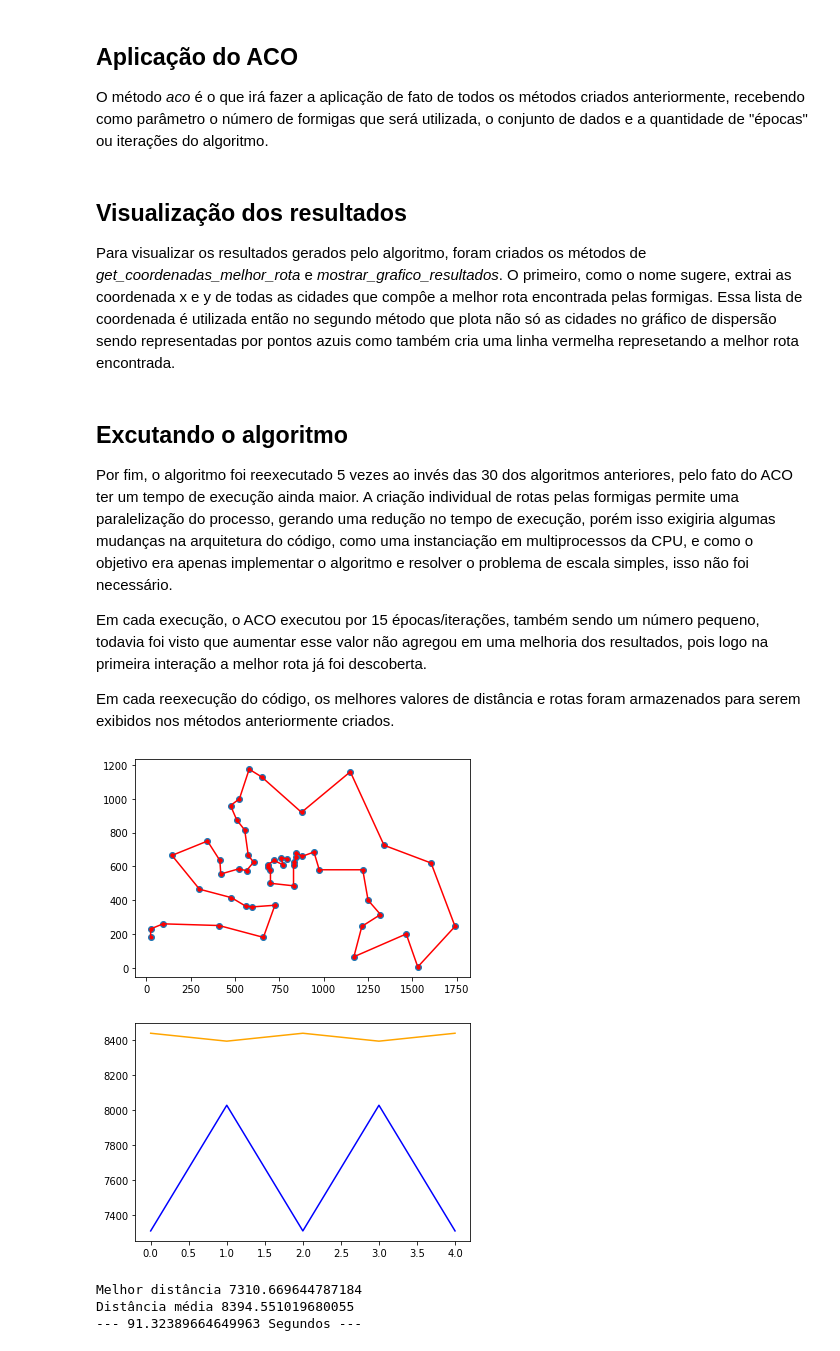
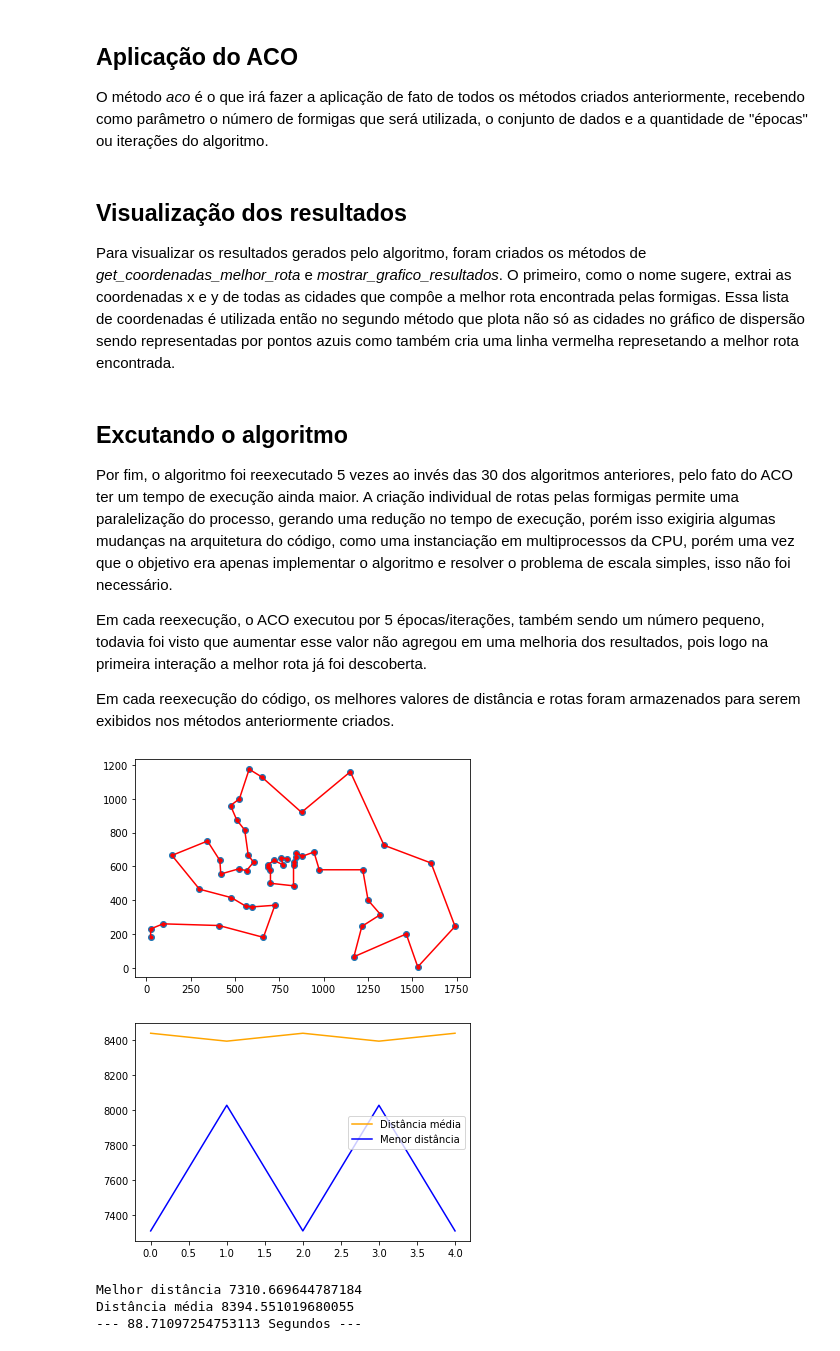
Before and after one commit to AlvaroCavalcante/computacao-bioinspirada, a Jupyter notebook: algoritmos-otimizacao/Otimização baseado em seres vivos.ipynb, the cells around one changed output. Drawn from its saved outputs; the diff is of its cells as text; code cells hidden in the pictures.

```diff
--- a/algoritmos-otimizacao/Otimização baseado em seres vivos.ipynb
+++ b/algoritmos-otimizacao/Otimização baseado em seres vivos.ipynb
@@ -579,7 +601,7 @@ def aco(n_formigas, dataframe, epocas = 5):
     return melhor_distancia, melhor_caminho, distancia_media
 # %% [markdown]
 ## Visualização dos resultados
-Para visualizar os resultados gerados pelo algoritmo, foram criados os métodos de *get_coordenadas_melhor_rota* e *mostrar_grafico_resultados*. O primeiro, como o nome sugere, extrai as coordenada x e y de todas as cidades que compôe a melhor rota encontrada pelas formigas. Essa lista de coordenada é utilizada então no segundo método que plota não só as cidades no gráfico de dispersão sendo representadas por pontos azuis como também cria uma linha vermelha represetando a melhor rota encontrada.
+Para visualizar os resultados gerados pelo algoritmo, foram criados os métodos de *get_coordenadas_melhor_rota* e *mostrar_grafico_resultados*. O primeiro, como o nome sugere, extrai as coordenadas x e y de todas as cidades que compôe a melhor rota encontrada pelas formigas. Essa lista de coordenadas é utilizada então no segundo método que plota não só as cidades no gráfico de dispersão sendo representadas por pontos azuis como também cria uma linha vermelha represetando a melhor rota encontrada.
 # %%
 def get_coordenadas_melhor_rota(dataframe, melhor_caminho):
     melhor_x = []
@@ -602,41 +624,45 @@ def mostrar_grafico_resultados(dataframe, melhor_x, melhor_y):
     plt.show()
 # %% [markdown]
 ## Excutando o algoritmo
-Por fim, o algoritmo foi reexecutado 5 vezes ao invés das 30 dos algoritmos anteriores, pelo fato do ACO ter um tempo de execução ainda maior. A criação individual de rotas pelas formigas permite uma paralelização do processo, gerando uma redução no tempo de execução, porém isso exigiria algumas mudanças na arquitetura do código, como uma instanciação em multiprocessos da CPU, e como o objetivo era apenas implementar o algoritmo e resolver o problema de escala simples, isso não foi necessário.
+Por fim, o algoritmo foi reexecutado 5 vezes ao invés das 30 dos algoritmos anteriores, pelo fato do ACO ter um tempo de execução ainda maior. A criação individual de rotas pelas formigas permite uma paralelização do processo, gerando uma redução no tempo de execução, porém isso exigiria algumas mudanças na arquitetura do código, como uma instanciação em multiprocessos da CPU, porém uma vez que o objetivo era apenas implementar o algoritmo e resolver o problema de escala simples, isso não foi necessário.
 
 
-Em cada execução, o ACO executou por 15 épocas/iterações, também sendo um número pequeno, todavia foi visto que aumentar esse valor não agregou em uma melhoria dos resultados, pois logo na primeira interação a melhor rota já foi descoberta.
+Em cada reexecução, o ACO executou por 5 épocas/iterações, também sendo um número pequeno, todavia foi visto que aumentar esse valor não agregou em uma melhoria dos resultados, pois logo na primeira interação a melhor rota já foi descoberta.
 
 
 Em cada reexecução do código, os melhores valores de distância e rotas foram armazenados para serem exibidos nos métodos anteriormente criados.
 # %%
-melhor_distancia, melhor_caminho, distancia_media = [99999],[(0)],[99999]
-start_time = time.time()
+def executar_aco(reexecucoes, iteracoes):
+    melhor_distancia, melhor_caminho, distancia_media = [99999],[(0)],[99999]
+    start_time = time.time()
 
-for i in range(5):
-    resultado_aco = aco(51, dataframe, 5)
+    for i in range(reexecucoes):
+        resultado_aco = aco(51, dataframe, iteracoes)
+        # armazenando os melhores resultados
+        distancia_media = resultado_aco[2] if min(resultado_aco[0]) < min(melhor_distancia) else distancia_media
+        melhor_caminho = resultado_aco[1] if min(resultado_aco[0]) < min(melhor_distancia) else melhor_caminho
+        melhor_distancia = resultado_aco[0] if min(resultado_aco[0]) < min(melhor_distancia) else melhor_distancia
 
-    distancia_media = resultado_aco[2] if min(resultado_aco[0]) < min(melhor_distancia) else distancia_media
-    melhor_caminho = resultado_aco[1] if min(resultado_aco[0]) < min(melhor_distancia) else melhor_caminho
-    melhor_distancia = resultado_aco[0] if min(resultado_aco[0]) < min(melhor_distancia) else melhor_distancia
+    # pegando as melhores coordenadas
+    melhor_x, melhor_y = get_coordenadas_melhor_rota(dataframe, melhor_caminho)
+    # exibindo a melhor rota
+    mostrar_grafico_resultados(dataframe, melhor_x, melhor_y)
+    # exibindo os gráficos de média de custo e custo mínimo
+    plt.plot(distancia_media, color = 'orange')
+    plt.plot(melhor_distancia, color = 'blue')
+    plt.legend(['Distância média', 'Menor distância'])
+    plt.show()
 
+    print('Melhor distância', min(melhor_distancia))
+    print('Distância média', min(distancia_media))
+    print("--- %s Segundos ---" % (time.time() - start_time))
 
-melhor_x, melhor_y = get_coordenadas_melhor_rota(dataframe, melhor_caminho)
-
-mostrar_grafico_resultados(dataframe, melhor_x, melhor_y)
-
-plt.plot(distancia_media, color = 'orange')
-plt.plot(melhor_distancia, color = 'blue')
-plt.show()
-
-print('Melhor distância', min(melhor_distancia))
-print('Distância média', min(distancia_media))
-print("--- %s Segundos ---" % (time.time() - start_time))
+executar_aco(5, 5)
 # %% [output]
 [figure]
-[figure, old version]
+[figure, new version]
 Melhor distância 7310.669644787184
 Distância média 8394.551019680055
---- 91.32389664649963 Segundos ---
+--- 88.71097254753113 Segundos ---
 # %% [markdown]
 ## Avaliando os resultados
```
Also changed, not shown: parts of 28 cells of this notebook, 2 other files.
